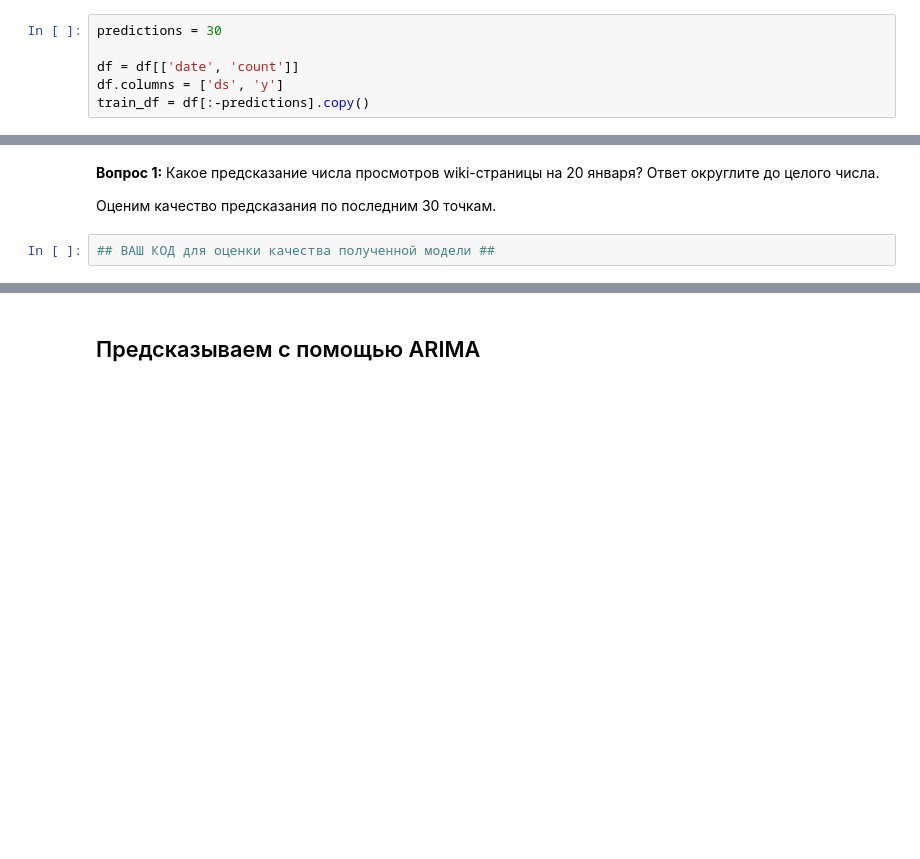
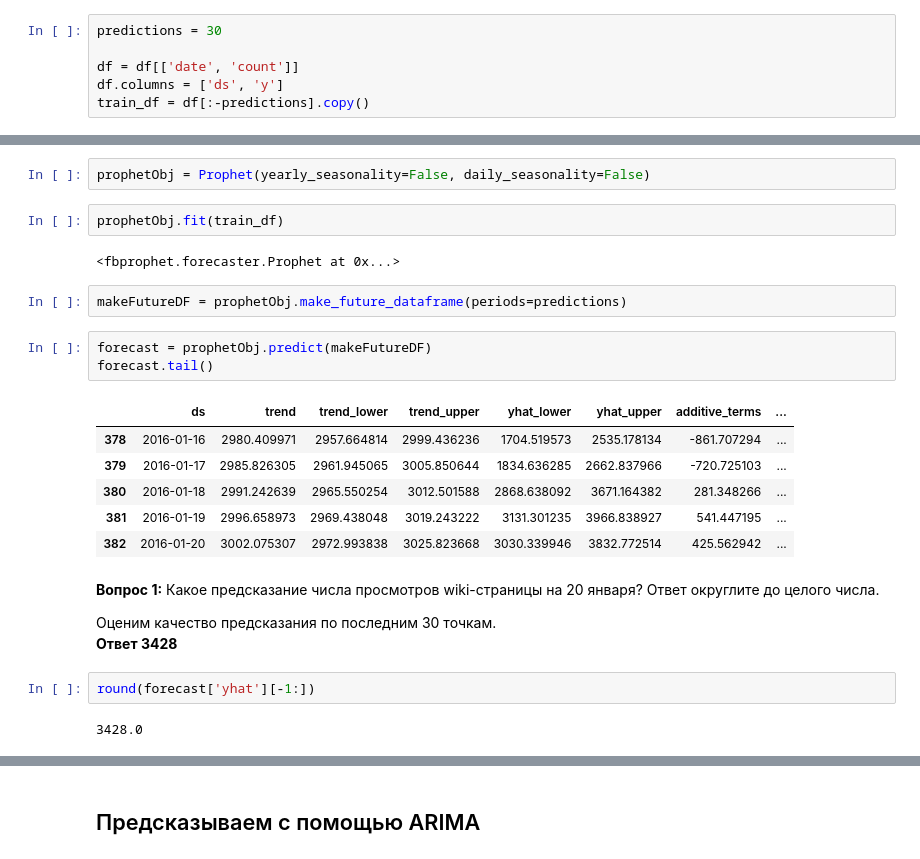
Before and after one commit to Lynniey/ods2018, a Jupyter notebook: lab_09/assignment09_time_series.ipynb, the cells around one changed output, grey strips where cells are left out. Cells and saved outputs as stored; diff of their text form; blank space fills up the shorter version.

```diff
--- a/lab_09/assignment09_time_series.ipynb
+++ b/lab_09/assignment09_time_series.ipynb
@@ -78,6 +83,27 @@ train_df = df[:-predictions].copy()
+# %%
+prophetObj = Prophet(yearly_seasonality=False, daily_seasonality=False)
+# %%
+prophetObj.fit(train_df)
+# %% [output]
+<fbprophet.forecaster.Prophet at 0x...>
+# %%
+makeFutureDF = prophetObj.make_future_dataframe(periods=predictions)
+# %%
+forecast = prophetObj.predict(makeFutureDF)
+forecast.tail()
+# %% [output]
+|  | ds | trend | trend_lower | trend_upper | yhat_lower | yhat_upper | additive_terms | ... |
+| 378 | 2016-01-16 | 2980.409971 | 2957.664814 | 2999.436236 | 1704.519573 | 2535.178134 | -861.707294 | ... |
+| 379 | 2016-01-17 | 2985.826305 | 2961.945065 | 3005.850644 | 1834.636285 | 2662.837966 | -720.725103 | ... |
+| 380 | 2016-01-18 | 2991.242639 | 2965.550254 | 3012.501588 | 2868.638092 | 3671.164382 | 281.348266 | ... |
+| 381 | 2016-01-19 | 2996.658973 | 2969.438048 | 3019.243222 | 3131.301235 | 3966.838927 | 541.447195 | ... |
+| 382 | 2016-01-20 | 3002.075307 | 2972.993838 | 3025.823668 | 3030.339946 | 3832.772514 | 425.562942 | ... |
 # %% [markdown]
 **Вопрос 1:** Какое предсказание числа просмотров wiki-страницы на 20 января? Ответ округлите до целого числа.
 
-Оценим качество предсказания по последним 30 точкам.
+Оценим качество предсказания по последним 30 точкам. <br>
+**Ответ 3428**
-# %%
-## ВАШ КОД для оценки качества полученной модели ##
+# %%
+round(forecast['yhat'][-1:])
+# %% [output]
+3428.0
```
Also changed, not shown: parts of 20 cells of this notebook.
